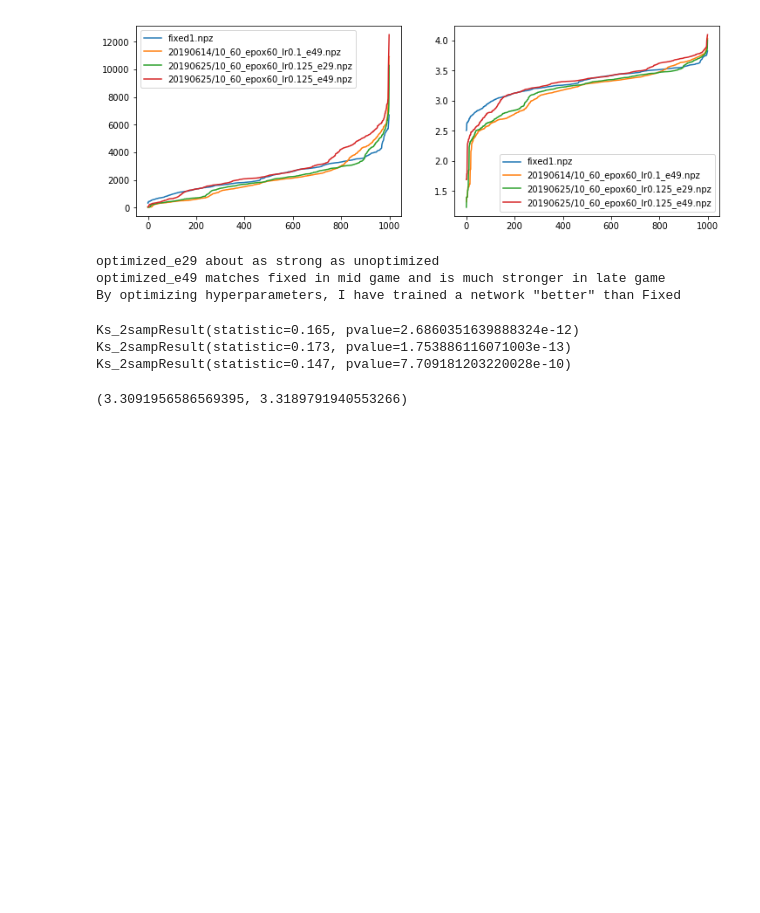
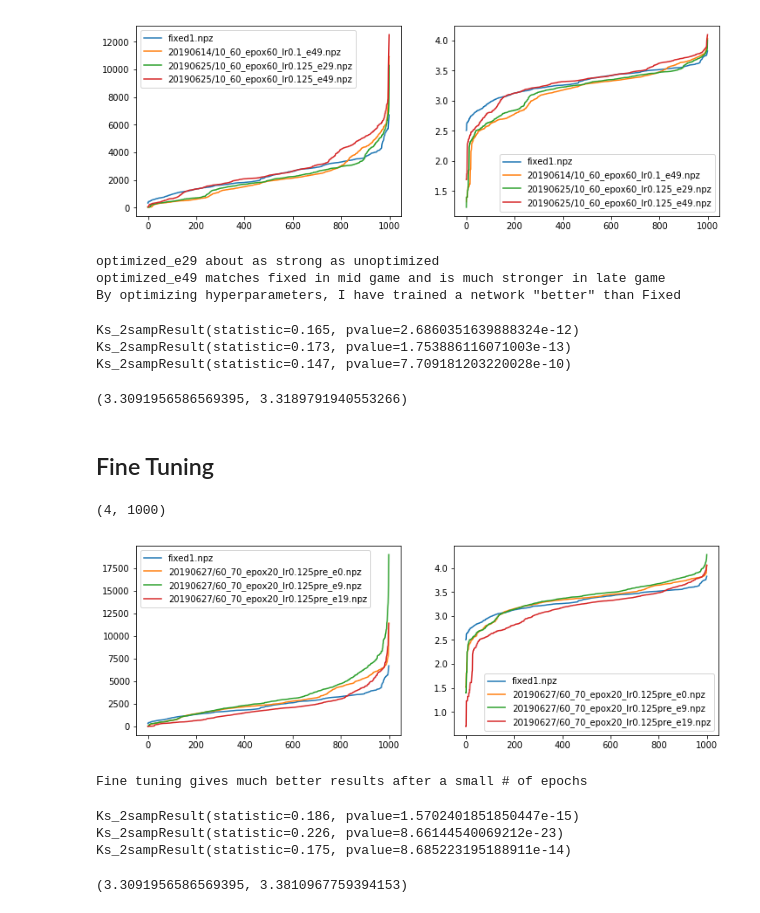
Before and after one commit to fqjin/2048NN, a Jupyter notebook: compare_models.ipynb, the cells around one changed output. Cells and saved outputs as stored; diff of their text form; code cells hidden in the pictures; blank space fills up the shorter version.

Commit message:
Fine tune on new selfplay games

```diff
--- a/compare_models.ipynb
+++ b/compare_models.ipynb
@@ -671,3 +671,49 @@ Ks_2sampResult(statistic=0.147, pvalue=7.709181203220028e-10)
 np.mean(logresults[0]), np.mean(logresults[3])
 # %% [output]
 (3.3091956586569395, 3.3189791940553266)
+# %% [markdown]
+## Fine Tuning
+# %%
+# Compare best of different training runs
+results = []
+names = ['fixed1.npz',
+         '20190627/60_70_epox20_lr0.125pre_e0.npz',
+         '20190627/60_70_epox20_lr0.125pre_e9.npz',
+         '20190627/60_70_epox20_lr0.125pre_e19.npz'
+         ]
+for name in names:
+    dist = np.load(name)
+    scores = np.asarray([dist['scores']]).flatten()
+    scores.sort()
+    results.append(scores)
+results = np.vstack(results)
+print(results.shape)
+logresults = np.log10(results + 1)
+# %% [output]
+(4, 1000)
+# %%
+plt.subplots(figsize=(12, 4))
+plt.subplot(121)
+for i in range(len(results)):
+    plt.plot(results[i])
+plt.legend(names)
+plt.subplot(122)
+for i in range(len(logresults)):
+    plt.plot(logresults[i])
+plt.legend(names)
+plt.show()
+print('Fine tuning gives much better results after a small # of epochs')
+# %% [output]
+[figure, added]
+Fine tuning gives much better results after a small # of epochs
+# %%
+for i in range(3):
+    print(stats.ks_2samp(logresults[i+1], logresults[0]))
+# %% [output]
+Ks_2sampResult(statistic=0.186, pvalue=1.5702401851850447e-15)
+Ks_2sampResult(statistic=0.226, pvalue=8.66144540069212e-23)
+Ks_2sampResult(statistic=0.175, pvalue=8.685223195188911e-14)
+# %%
+np.mean(logresults[0]), np.mean(logresults[2])
+# %% [output]
+(3.3091956586569395, 3.3810967759394153)
```
Also changed, not shown: 2 other files.
